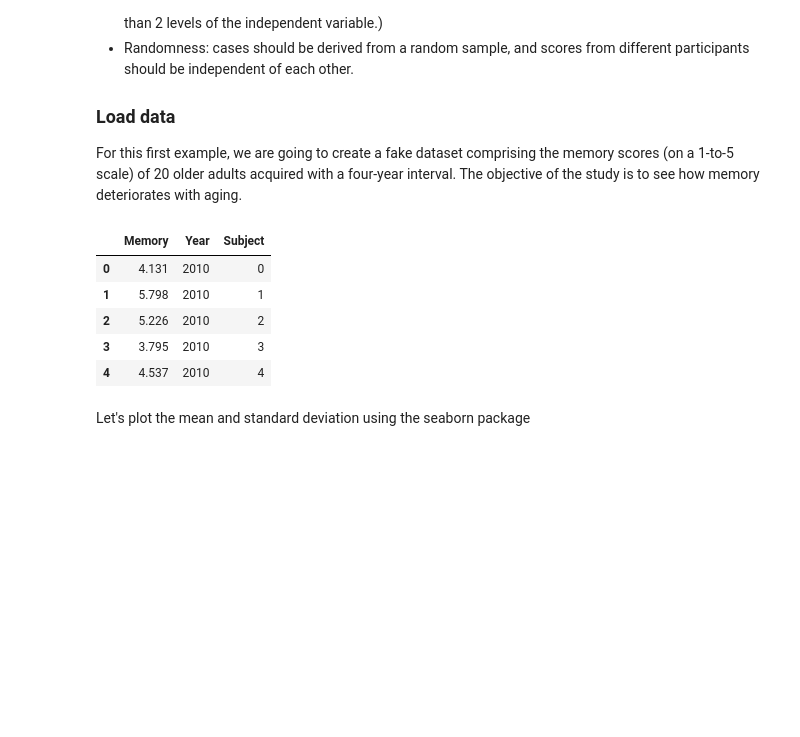
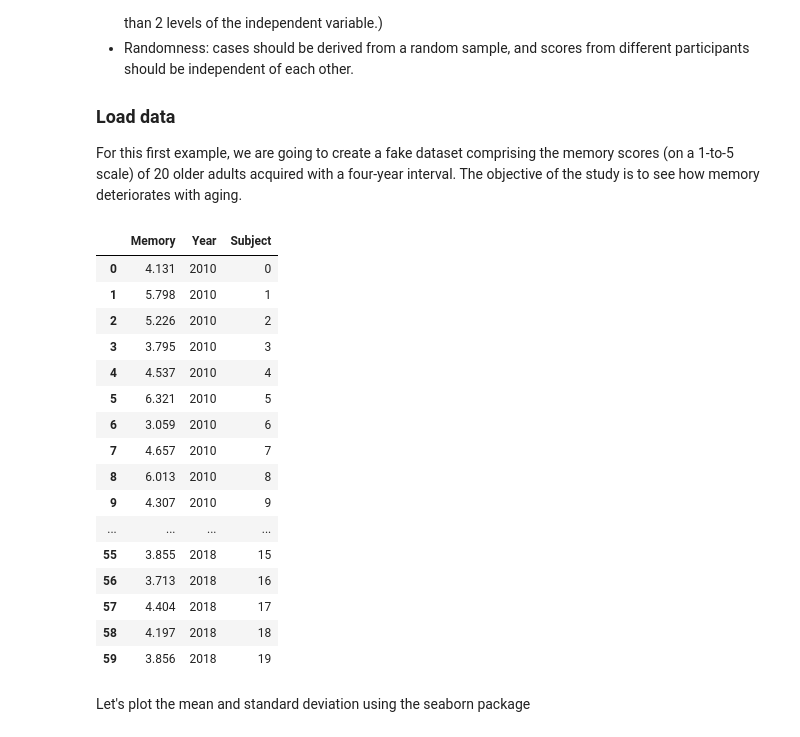
Before and after one commit to duybluemind1988/pingouin, a Jupyter notebook: notebooks/01_ANOVA.ipynb, the cells around one changed output. Cells and saved outputs as stored; diff of their text form; code cells hidden in the pictures; blank space fills up the shorter version.

```diff
--- a/notebooks/01_ANOVA.ipynb
+++ b/notebooks/01_ANOVA.ipynb
@@ -209,25 +209,36 @@ For this first example, we are going to create a fake dataset comprising the mem
 # %%
 # Ensure reproducibility of the results
 np.random.seed(123)
 
 # Create three normally-distributed vectors.
 n = 20
 perf2010 = np.random.normal(loc=5, scale=0.8, size=n)     # Mean = 5, standard deviation = 0.8, size = 20
 perf2014 = np.random.normal(loc=4.8, scale=0.8, size=n)   # Mean = 4.8, ...
 perf2018 = np.random.normal(loc=3, scale=0.8, size=n)     # Mean = 3, ...
 
 # Concatenate in a long-format pandas DataFrame
 df = pd.DataFrame({'Memory': np.r_[perf2010, perf2014, perf2018],
                    'Year': np.repeat(['2010', '2014', '2018'], n),
                    'Subject': np.tile(np.arange(n), 3)})
-df.head()
+df
 # %% [output]
 |  | Memory | Year | Subject |
 | 0 | 4.131 | 2010 | 0 |
 | 1 | 5.798 | 2010 | 1 |
 | 2 | 5.226 | 2010 | 2 |
 | 3 | 3.795 | 2010 | 3 |
 | 4 | 4.537 | 2010 | 4 |
+| 5 | 6.321 | 2010 | 5 |
+| 6 | 3.059 | 2010 | 6 |
+| 7 | 4.657 | 2010 | 7 |
+| 8 | 6.013 | 2010 | 8 |
+| 9 | 4.307 | 2010 | 9 |
+| ... | ... | ... | ... |
+| 55 | 3.855 | 2018 | 15 |
+| 56 | 3.713 | 2018 | 16 |
+| 57 | 4.404 | 2018 | 17 |
+| 58 | 4.197 | 2018 | 18 |
+| 59 | 3.856 | 2018 | 19 |
 # %% [markdown]
 Let's plot the mean and standard deviation using the seaborn package
 # %%
```
